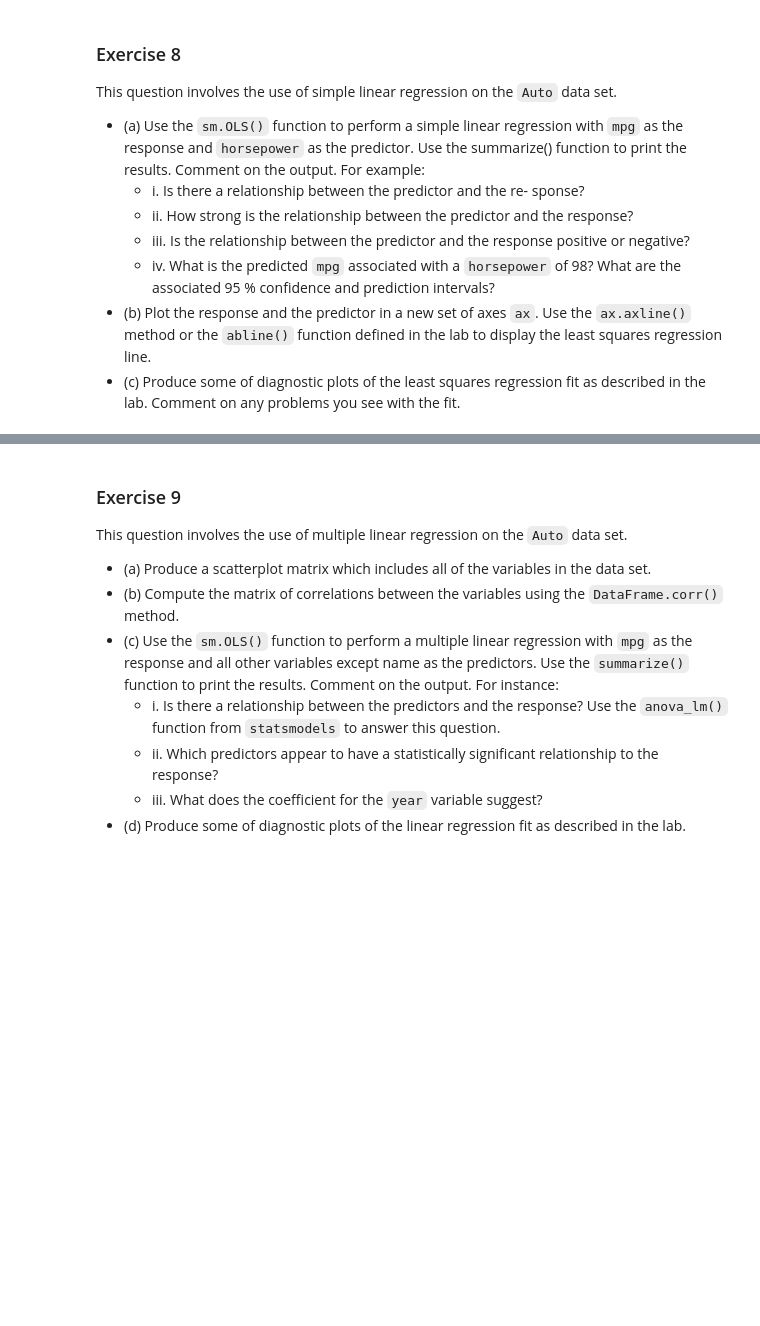
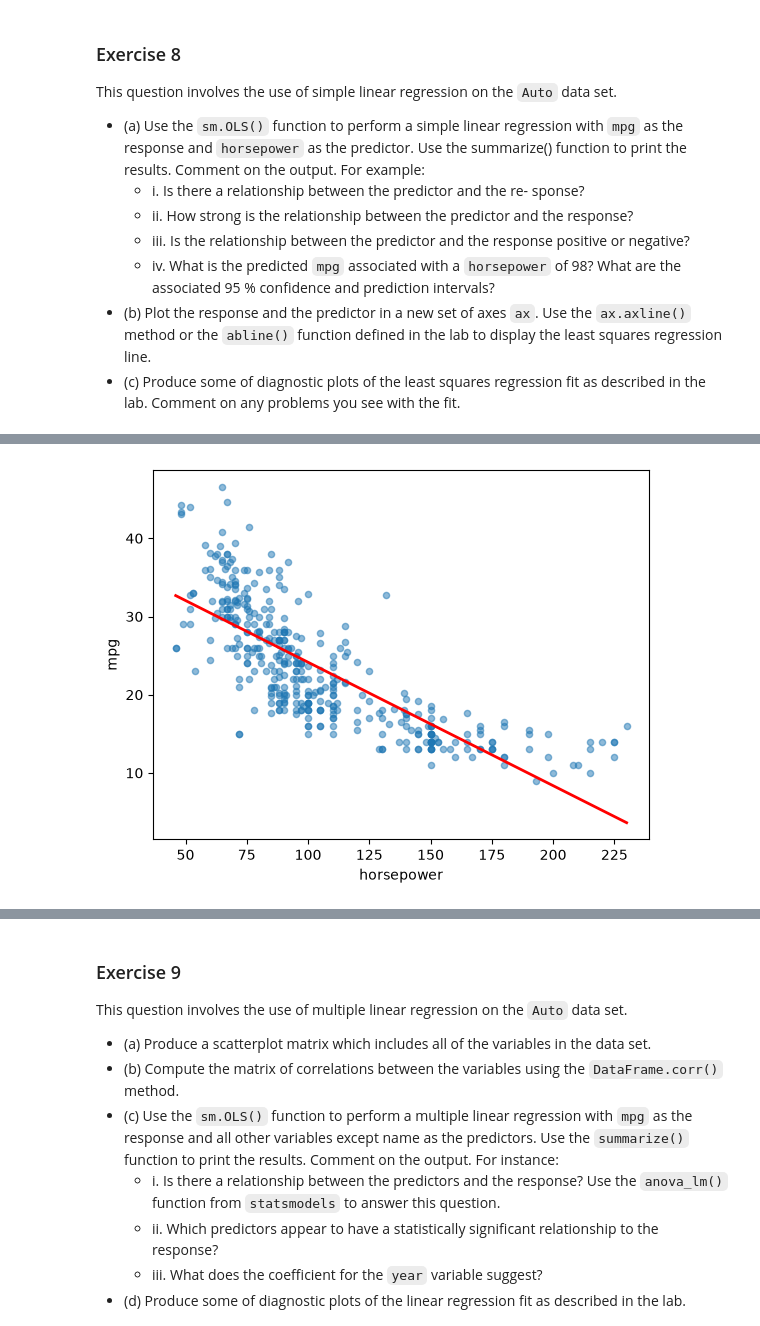
Before and after one commit to Nesu-tech/Methods_In_Data_Science, a Jupyter notebook: HW2 (3).ipynb, the cells around one changed output, grey strips where cells are left out. Cells and saved outputs as stored; diff of their text form; code cells hidden in the pictures; blank space fills up the shorter version.

```diff
--- a/HW2 (3).ipynb
+++ b/HW2 (3).ipynb
@@ -28,0 +77,27 @@ with the fit.
+# %%
+###(b)Plot the response and the predictor in a new set of axes `ax`. Use
+#the `ax.axline()` method or the `abline()` function defined in the
+#lab to display the least squares regression line.
+
+# convert horsepower to numeric before plotting/regression
+auto["horsepower"] = pd.to_numeric(auto["horsepower"], errors="coerce")
+auto["mpg"] = pd.to_numeric(auto["mpg"], errors="coerce")
+auto = auto.dropna(subset=["horsepower", "mpg"]).copy()
+
+# fit the model again on the cleaned data
+x = sm.add_constant(auto["horsepower"])
+y = auto["mpg"]
+model = sm.OLS(y, x).fit()
+
+# abline function
+
+def abline(ax, slope, intercept, **kwargs):
+    xvals = np.linspace(auto["horsepower"].min(), auto["horsepower"].max(), 100)
+    yvals = intercept + slope * xvals
+    ax.plot(xvals, yvals, **kwargs)
+
+ax = auto.plot.scatter("horsepower", "mpg", alpha=0.5)
+abline(ax, model.params["horsepower"], model.params["const"], color="red", linewidth=2)
+plt.show()
+# %% [output]
+[figure, added]
```
Also changed, not shown: parts of 14 cells of this notebook, 1 other file.
